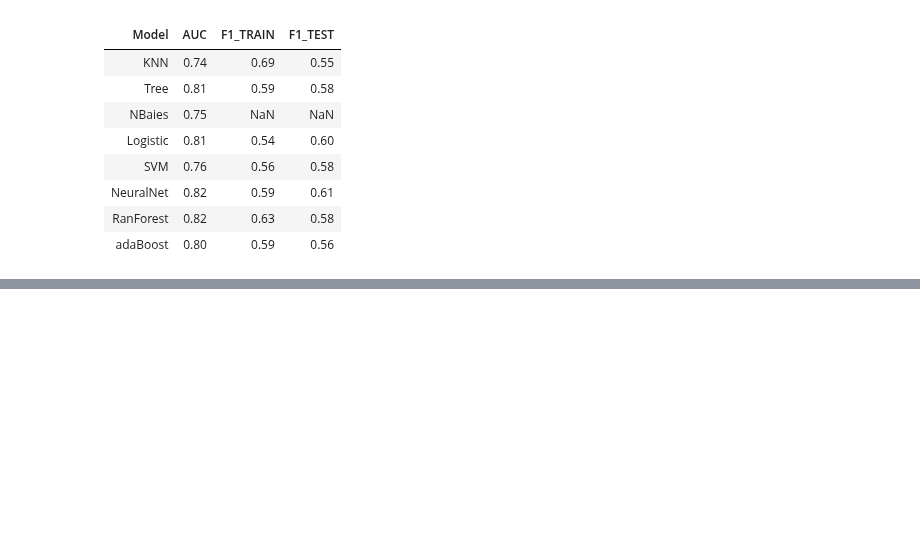
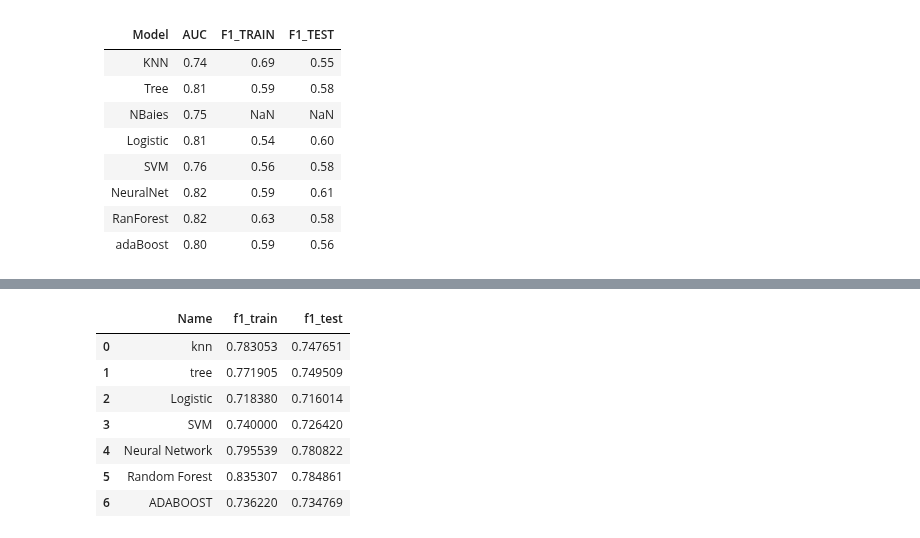
Before and after one commit to AndreaScarpellini1/ML-Project, a Jupyter notebook: Project .ipynb, the cells around one changed output, grey strips where cells are left out. Cells and saved outputs as stored; diff of their text form; code cells hidden in the pictures; blank space fills up the shorter version.

```diff
--- a/Project .ipynb
+++ b/Project .ipynb
@@ -800,0 +929,8 @@ print(AUC)
+# %%
+classifier = SVC()
+parameters = {"kernel":['linear','sigmoid','rbf'],
+              "C":[0.3],
+              "degree":[2,3,4],
+              "gamma": [1]}
+
+SV_f1_train,SV_f1_test=hyperp_search(classifier,parameters)
@@ -800,0 +975,13 @@ print(AUC)
+# %%
+from sklearn.ensemble import RandomForestClassifier
+
+classifier= RandomForestClassifier()
+parameters = {'n_estimators' :     np.arange(7,9,1),
+              'criterion' :        ['entropy', 'gini'],
+              'max_depth' :        np.arange(7,9,1),
+              'min_samples_split': np.arange(7,9,1),
+              'min_samples_leaf' : np.arange(5,8,1)
+             };
+
+RF_f1_train,RF_f1_test=hyperp_search(classifier,parameters)
+#f1_train: 0.762500 using {'criterion': 'entropy', 'max_depth': 11, 'min_samples_leaf': 12, 'min_samples_split': 8, 'n_estimators': 8}
@@ -800,0 +1000,9 @@ print(AUC)
+# %%
+from sklearn.ensemble import AdaBoostClassifier
+
+
+classifier= AdaBoostClassifier()
+parameters = {'n_estimators'  : [500,1000],
+              'learning_rate' : [0.0001, 0.01]}
+
+ADAB_f1_train,ADAB_f1_test=hyperp_search(classifier,parameters)
@@ -800,0 +1019,19 @@ print(AUC)
+# %%
+F1_TRAIN=[knn_f1_train,tree_f1_train,logi_f1_train,SV_f1_train,NN_f1_train,RF_f1_train,ADAB_f1_train]
+F1_TEST= [knn_f1_test, tree_f1_test, logi_f1_test, SV_f1_test, NN_f1_test, RF_f1_test,ADAB_f1_test]
+data = {'Name': ['knn','tree','Logistic','SVM','Neural Network','Random Forest','ADABOOST']}
+data['f1_train']=F1_TRAIN
+data['f1_test']=F1_TEST
+
+data=pd.DataFrame(data)
+# %%
+data
+# %% [output]
+|  | Name | f1_train | f1_test |
+| 0 | knn | 0.783053 | 0.747651 |
+| 1 | tree | 0.771905 | 0.749509 |
+| 2 | Logistic | 0.718380 | 0.716014 |
+| 3 | SVM | 0.740000 | 0.726420 |
+| 4 | Neural Network | 0.795539 | 0.780822 |
+| 5 | Random Forest | 0.835307 | 0.784861 |
+| 6 | ADABOOST | 0.736220 | 0.734769 |
```
Also changed, not shown: parts of 37 cells of this notebook.
